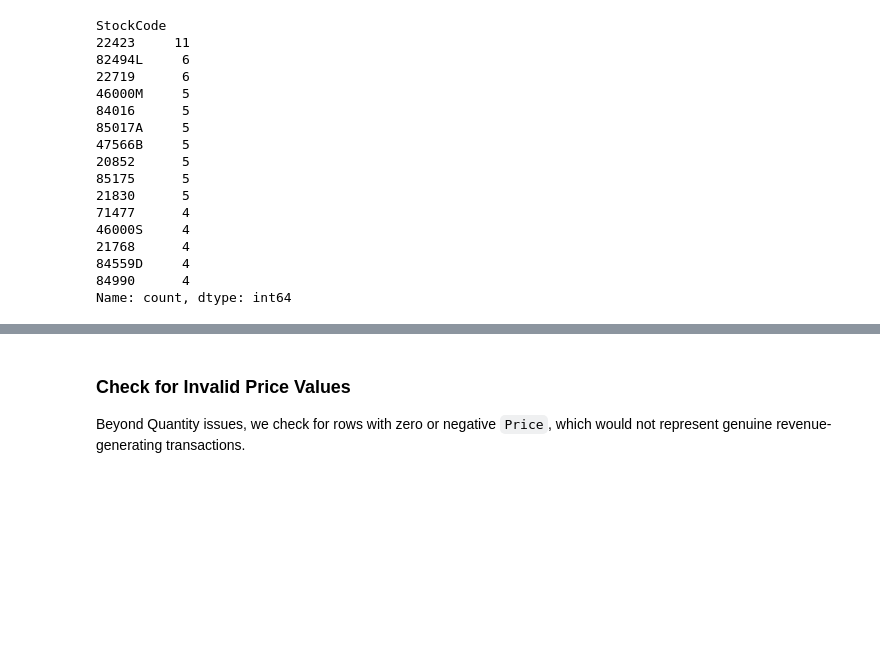
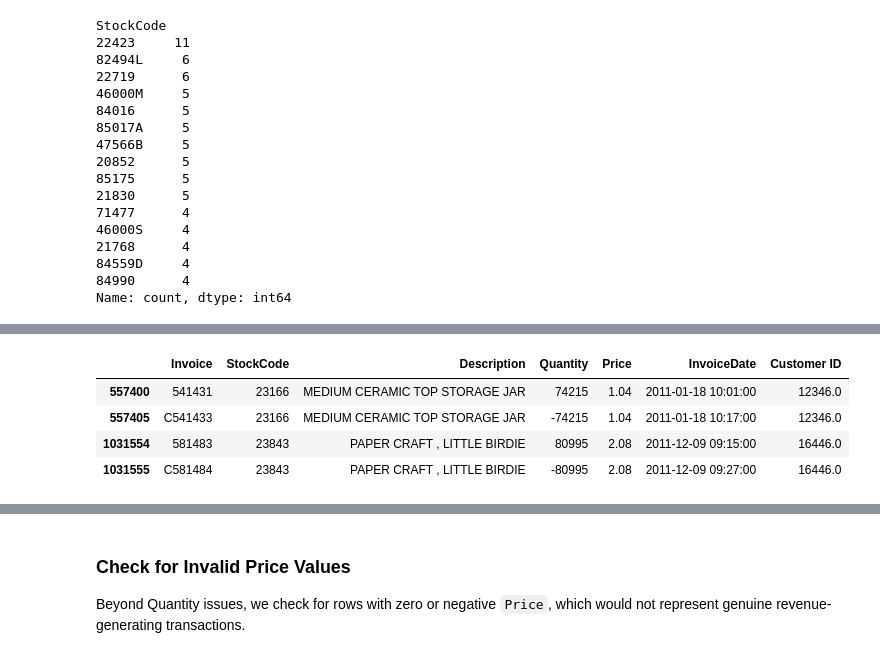
Before and after one commit to SourodeepRoy30/clv-predictor, a Jupyter notebook: notebooks/1_data_prep.ipynb, the cells around one changed output, grey strips where cells are left out. Cells and saved outputs as stored; diff of their text form; code cells hidden in the pictures; blank space fills up the shorter version.

```diff
--- a/notebooks/1_data_prep.ipynb
+++ b/notebooks/1_data_prep.ipynb
@@ -176,0 +210,13 @@ These rows show scattered, real-looking product stock codes with no dominant adj
+# %%
+# The two largest cancelled orders: each purchase and its cancellation, minutes apart
+pairs = df[
+    df['Invoice'].astype(str).isin(['541431', 'C541433', '581483', 'C581484']) &
+    df['StockCode'].astype(str).isin(['23166', '23843'])
+]
+pairs[['Invoice', 'StockCode', 'Description', 'Quantity', 'Price', 'InvoiceDate', 'Customer ID']]
+# %% [output]
+|  | Invoice | StockCode | Description | Quantity | Price | InvoiceDate | Customer ID |
+| 557400 | 541431 | 23166 | MEDIUM CERAMIC TOP STORAGE JAR | 74215 | 1.04 | 2011-01-18 10:01:00 | 12346.0 |
+| 557405 | C541433 | 23166 | MEDIUM CERAMIC TOP STORAGE JAR | -74215 | 1.04 | 2011-01-18 10:17:00 | 12346.0 |
+| 1031554 | 581483 | 23843 | PAPER CRAFT , LITTLE BIRDIE | 80995 | 2.08 | 2011-12-09 09:15:00 | 16446.0 |
+| 1031555 | C581484 | 23843 | PAPER CRAFT , LITTLE BIRDIE | -80995 | 2.08 | 2011-12-09 09:27:00 | 16446.0 |
```
Also changed, not shown: parts of 19 cells of this notebook, 4 other files.
